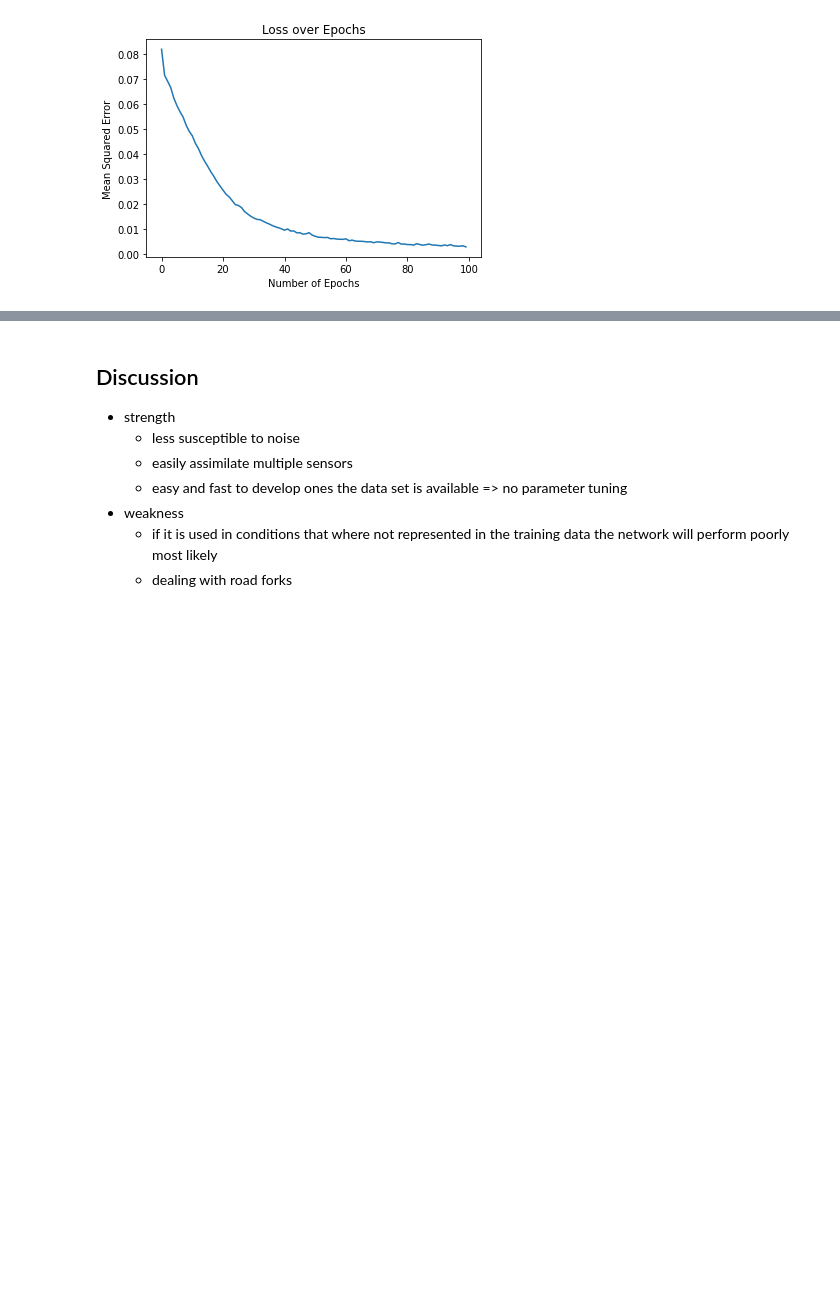
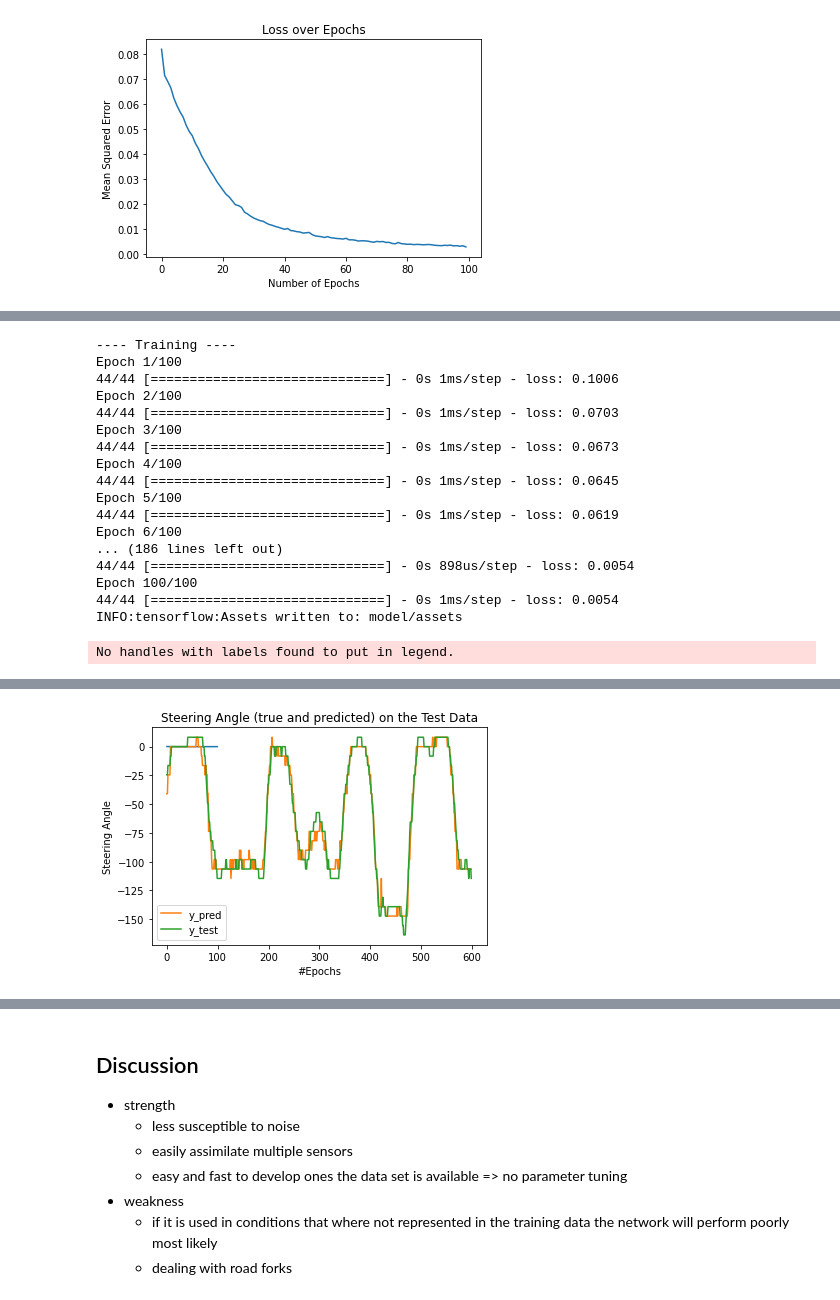
Before and after one commit to fabian-hk/Imitation-Learning, a Jupyter notebook: AVLINN.ipynb, the cells around one changed output, grey strips where cells are left out. Saved outputs shown, nothing was run; the diff lists cells and outputs as text; code cells hidden in the pictures; blank space fills up the shorter version.

Commit message:
evaluating different input size and output bin parameters

```diff
--- a/AVLINN.ipynb
+++ b/AVLINN.ipynb
@@ -225,0 +232,23 @@ visualize_angle_in_gif(X[train_data_size:], y_test_degree, y_pred_degree, "test_
+# %%
+from trainer import train_and_evaluate
+
+train_and_evaluate(input_size=(30,32), output_bins=45)
+# %% [output]
+---- Training ----
+Epoch 1/100
+44/44 [==============================] - 0s 1ms/step - loss: 0.1006
+Epoch 2/100
+44/44 [==============================] - 0s 1ms/step - loss: 0.0703
+Epoch 3/100
+44/44 [==============================] - 0s 1ms/step - loss: 0.0673
+Epoch 4/100
+44/44 [==============================] - 0s 1ms/step - loss: 0.0645
+Epoch 5/100
+44/44 [==============================] - 0s 1ms/step - loss: 0.0619
+Epoch 6/100
+... (186 lines left out)
+44/44 [==============================] - 0s 898us/step - loss: 0.0054
+Epoch 100/100
+44/44 [==============================] - 0s 1ms/step - loss: 0.0054
+INFO:tensorflow:Assets written to: model/assets
+No handles with labels found to put in legend.
@@ -225,0 +257 @@ visualize_angle_in_gif(X[train_data_size:], y_test_degree, y_pred_degree, "test_
+[figure, added]
```
Also changed, not shown: parts of 9 cells of this notebook, 7 other files.
